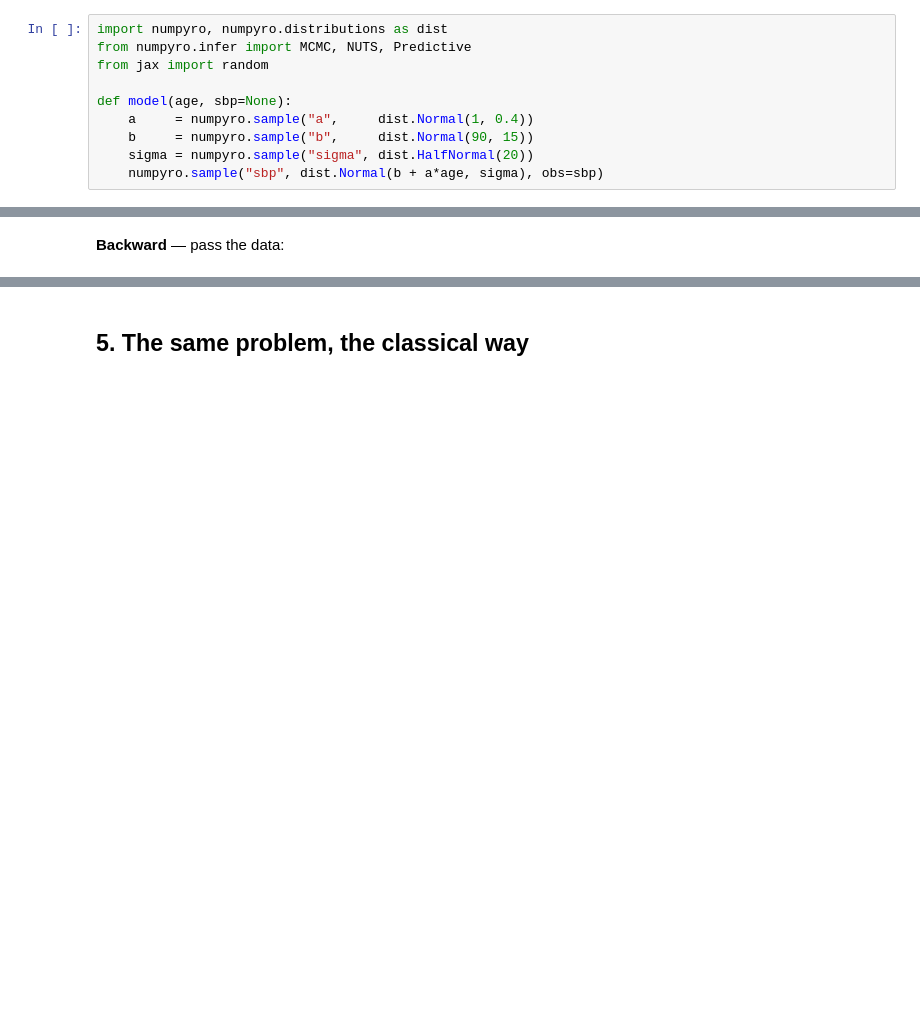
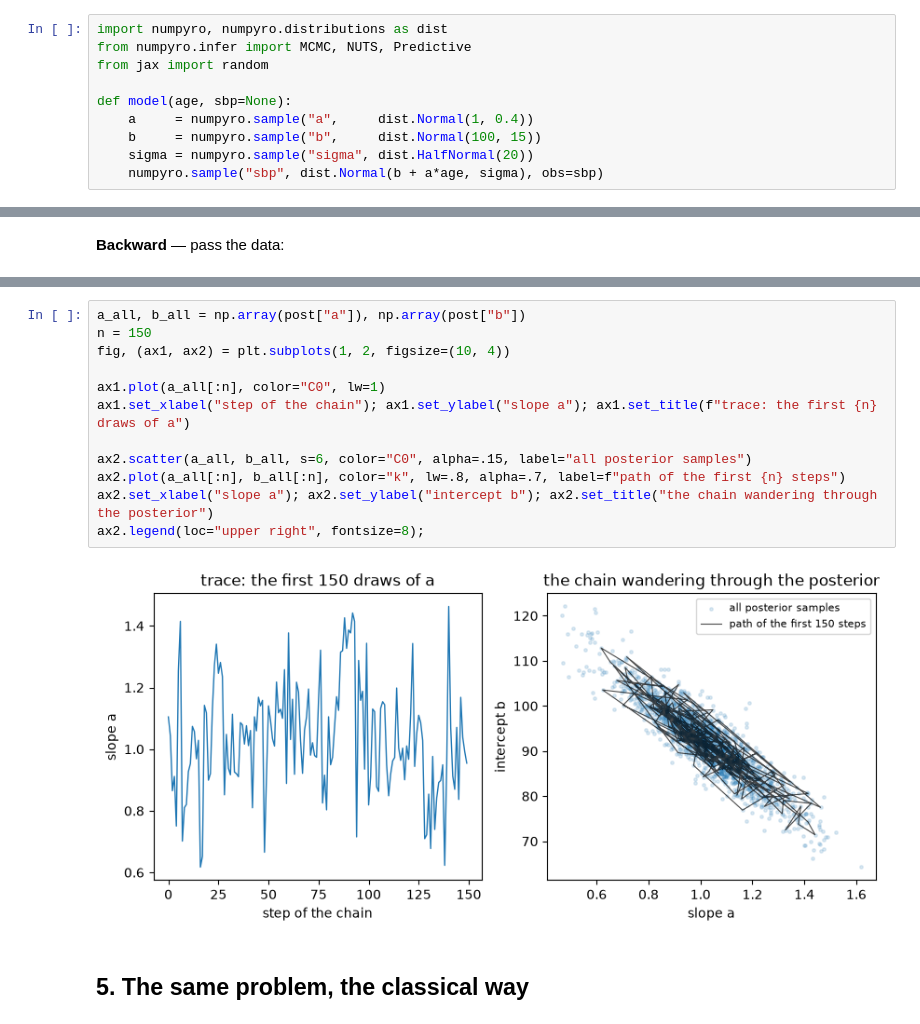
Before and after one commit to oduerr/talks, a Jupyter notebook: src/slidev/2026_bayes_tidit/bayes_workflow.ipynb, the cells around one changed output, grey strips where cells are left out. Saved outputs shown, nothing was run; the diff lists cells and outputs as text; blank space fills up the shorter version.

```diff
--- a/src/slidev/2026_bayes_tidit/bayes_workflow.ipynb
+++ b/src/slidev/2026_bayes_tidit/bayes_workflow.ipynb
@@ -81,7 +82,7 @@ from jax import random
 
 def model(age, sbp=None):
     a     = numpyro.sample("a",     dist.Normal(1, 0.4))
-    b     = numpyro.sample("b",     dist.Normal(90, 15))
+    b     = numpyro.sample("b",     dist.Normal(100, 15))
     sigma = numpyro.sample("sigma", dist.HalfNormal(20))
     numpyro.sample("sbp", dist.Normal(b + a*age, sigma), obs=sbp)
 # %% [markdown]
@@ -126,3 +160,17 @@ plt.xlabel("slope a  [mmHg per year]"); plt.legend();
+# %%
+a_all, b_all = np.array(post["a"]), np.array(post["b"])
+n = 150
+fig, (ax1, ax2) = plt.subplots(1, 2, figsize=(10, 4))
+
+ax1.plot(a_all[:n], color="C0", lw=1)
+ax1.set_xlabel("step of the chain"); ax1.set_ylabel("slope a"); ax1.set_title(f"trace: the first {n} draws of a")
+
+ax2.scatter(a_all, b_all, s=6, color="C0", alpha=.15, label="all posterior samples")
+ax2.plot(a_all[:n], b_all[:n], color="k", lw=.8, alpha=.7, label=f"path of the first {n} steps")
+ax2.set_xlabel("slope a"); ax2.set_ylabel("intercept b"); ax2.set_title("the chain wandering through the posterior")
+ax2.legend(loc="upper right", fontsize=8);
+# %% [output]
+[figure, added]
 # %% [markdown]
 ## 5. The same problem, the classical way
 # %%
```
Also changed, not shown: parts of 15 cells of this notebook, 1 other file.
